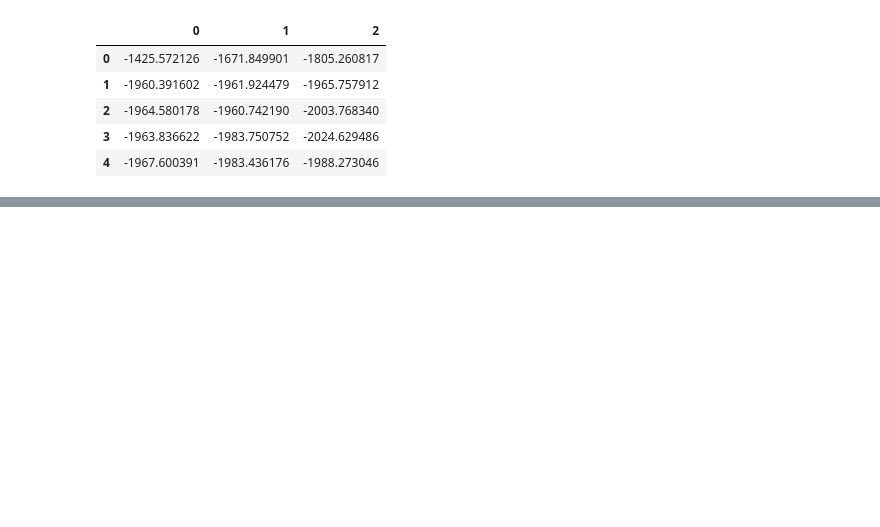
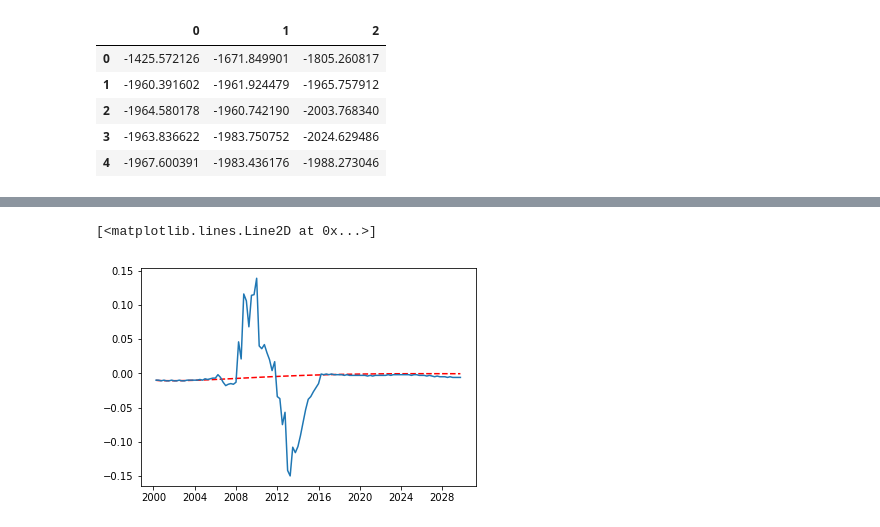
Before and after one commit to PythonCharmers/QuantFinance, a Jupyter notebook: notebooks/in_development/Module 1.6.4 - ARMA.ipynb, the cells around one changed output, grey strips where cells are left out. Drawn from its saved outputs; the diff is of its cells as text; code cells hidden in the pictures; blank space fills up the shorter version.

```diff
--- a/notebooks/in_development/Module 1.6.4 - ARMA.ipynb
+++ b/notebooks/in_development/Module 1.6.4 - ARMA.ipynb
@@ -147,0 +174,4 @@ Roots
+# %%
+# Solution
+training = employment.loc[:"2000-01-01"]
+testing = employment.loc["2000-01-02":]
@@ -147,0 +193,4 @@ Roots
+# %%
+model = sms.tsa.ARMA(training, order=(p, q))
+# %%
+results = model.fit()
@@ -147,0 +222,8 @@ Roots
+# %%
+y_pred = results.predict(start=testing.index.min(), end=testing.index.max())
+# %%
+plt.plot(y_pred, 'r--')
+plt.plot(testing)
+# %% [output]
+[<matplotlib.lines.Line2D at 0x...>]
+[figure, added]
```
Also changed, not shown: parts of 21 cells of this notebook.
